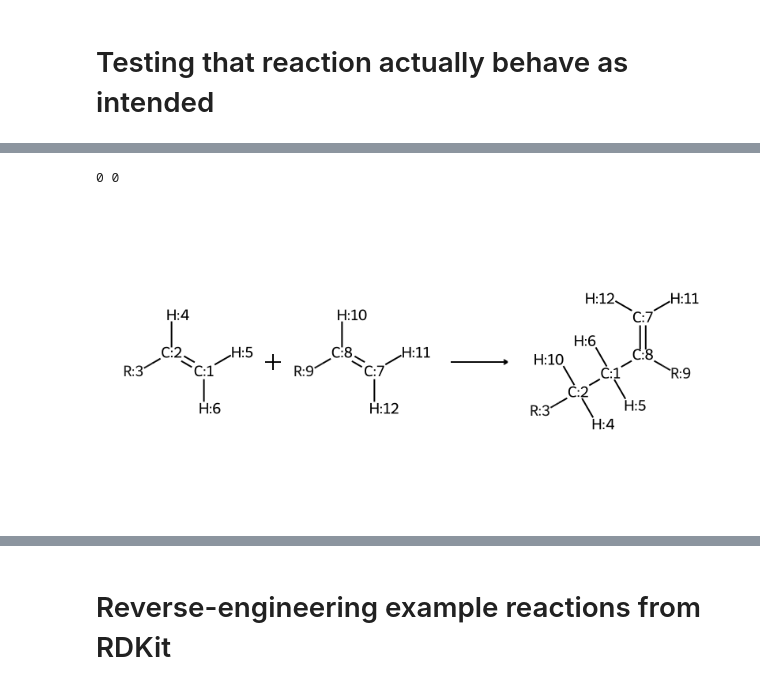
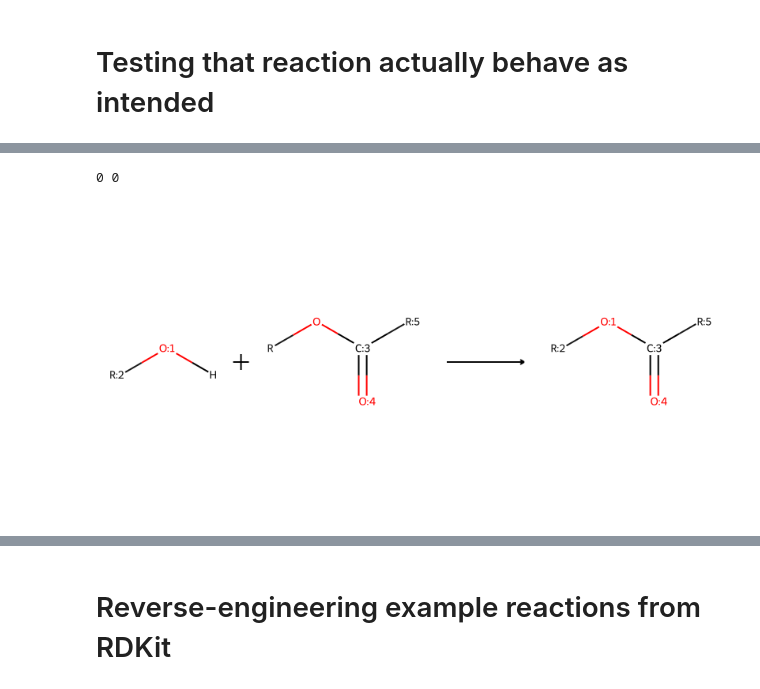
Before and after one commit to timbernat/NREL_polymers, a Jupyter notebook: reaction_def.ipynb, the cells around one changed output, grey strips where cells are left out. Drawn from its saved outputs; the diff is of its cells as text; code cells hidden in the pictures.

```diff
--- a/reaction_def.ipynb
+++ b/reaction_def.ipynb
@@ -21,7 +21,7 @@ from rdkit.Chem import rdChemReactions
 
 # Static Paths
 # RXN_FILES_PATH = Path('rxn_smarts')
-RXN_FILES_PATH = Path('rxn_smarts')
+RXN_FILES_PATH = Path('poly_rxns')
 RXN_FILES_PATH.mkdir(exist_ok=True)
 # %% [output]
 [interactive output not drawn]
@@ -282,13 +320,13 @@ for sm in smiles:
 # %%
-rxn = reactions.AnnotatedReaction.from_rxnfile(RXN_FILES_PATH / 'vinyl.rxn')
+rxn = reactions.AnnotatedReaction.from_rxnfile(RXN_FILES_PATH / f'{targ_rxn}.rxn')
 rxn.Initialize()
 num_warnings, num_errors = rxn.Validate()
 
 print(num_warnings, num_errors)
 display(rxn)
 # %% [output]
 0 0
-[figure, old version]
+[figure, new version]
 # %%
 from polymerist.rdutils.reactions import reactors
 
```
Also changed, not shown: parts of 35 cells of this notebook.
